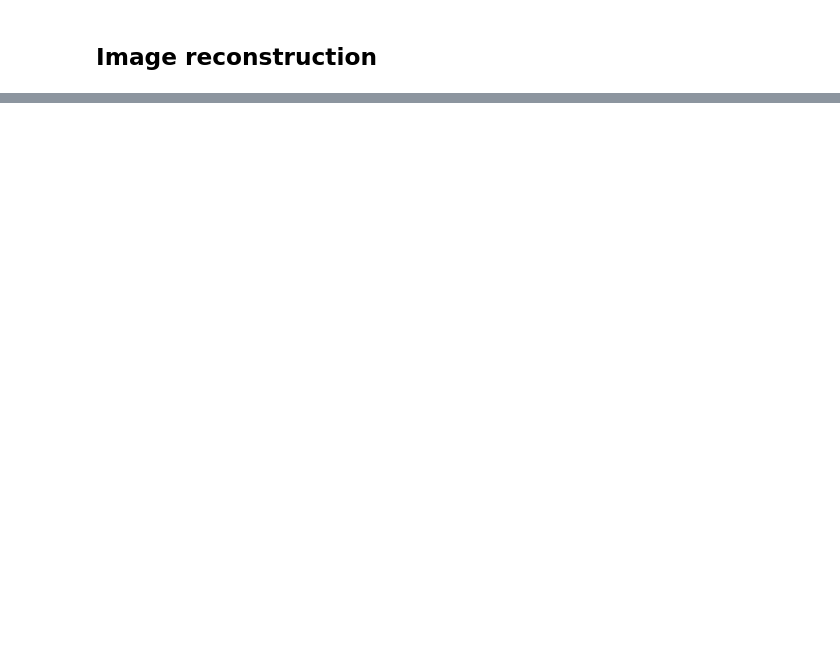
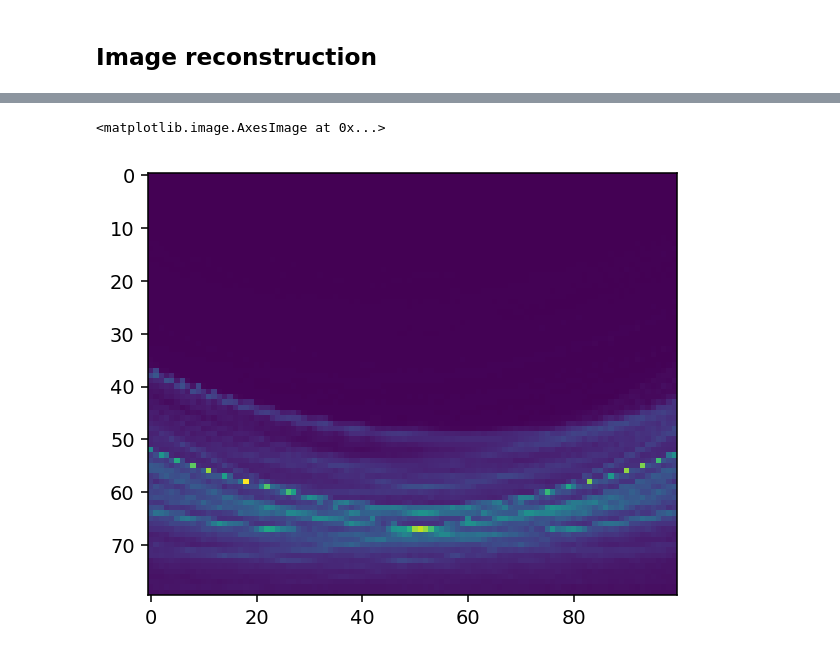
Before and after one commit to EdgarDorausch/HybridEcho-ImageReconstruction, a Jupyter notebook: experiments/exp_2021-12-19/Image_reconstruction_second_experiment.ipynb, the cells around one changed output, grey strips where cells are left out. Saved outputs shown, nothing was run; the diff lists cells and outputs as text; code cells hidden in the pictures; blank space fills up the shorter version.

```diff
--- a/experiments/exp_2021-12-19/Image_reconstruction_second_experiment.ipynb
+++ b/experiments/exp_2021-12-19/Image_reconstruction_second_experiment.ipynb
@@ -266,0 +328,22 @@ fig.show()
+# %%
+pos2d = pos[:,[1,2,5,6]]
+# %%
+# Define image plane
+u, v, o = np.array([[100., 0.], [0., -80.], [-254, 0.]])
+
+# Define image plane resolution
+res_u, res_v = 100, 80
+
+sc = Scene2d(
+    u=u, v=v, o=o,
+    res_u=res_u, res_v=res_v, pos_tx_rx=pos2d
+)
+# %%
+alg = DAS2d(scene=sc, sig=sig_rx_cir[:, selected].T, f_samp=f_res, c=c_sound)
+# %%
+im = alg.run()
+# %%
+plt.imshow(im.T)
+# %% [output]
+<matplotlib.image.AxesImage at 0x...>
+[figure, added]
```
Also changed, not shown: parts of 21 cells of this notebook, 2 other files.
